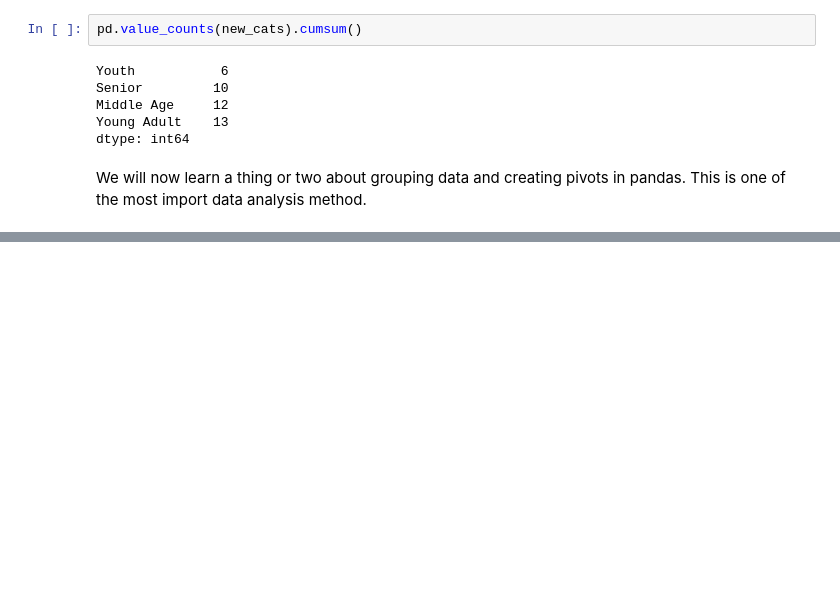
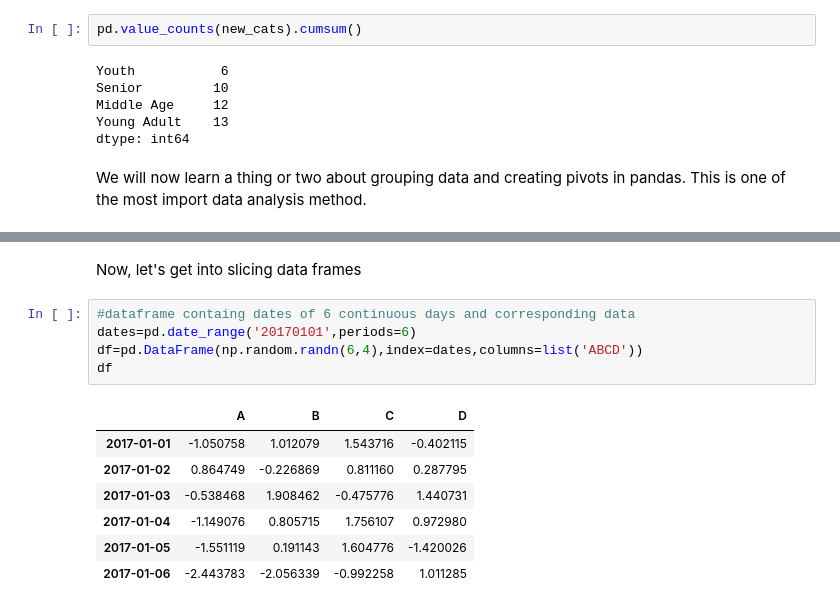
Before and after one commit to debuggermalhotra/Artificial-Intelligence-Recipes, a Jupyter notebook: Python for scientific development/DataManipulation_with_Numpy_and_Pandas.ipynb, the cells around one changed output, grey strips where cells are left out. Saved outputs shown, nothing was run; the diff lists cells and outputs as text; blank space fills up the shorter version.

```diff
--- a/Python for scientific development/DataManipulation_with_Numpy_and_Pandas.ipynb
+++ b/Python for scientific development/DataManipulation_with_Numpy_and_Pandas.ipynb
@@ -607,0 +629,15 @@ df=pd.DataFrame
+# %% [markdown]
+Now, let's get into slicing data frames
+# %%
+#dataframe containg dates of 6 continuous days and corresponding data
+dates=pd.date_range('20170101',periods=6)
+df=pd.DataFrame(np.random.randn(6,4),index=dates,columns=list('ABCD'))
+df
+# %% [output]
+|  | A | B | C | D |
+| 2017-01-01 | -1.050758 | 1.012079 | 1.543716 | -0.402115 |
+| 2017-01-02 | 0.864749 | -0.226869 | 0.811160 | 0.287795 |
+| 2017-01-03 | -0.538468 | 1.908462 | -0.475776 | 1.440731 |
+| 2017-01-04 | -1.149076 | 0.805715 | 1.756107 | 0.972980 |
+| 2017-01-05 | -1.551119 | 0.191143 | 1.604776 | -1.420026 |
+| 2017-01-06 | -2.443783 | -2.056339 | -0.992258 | 1.011285 |
```
Also changed, not shown: parts of 21 cells of this notebook.
